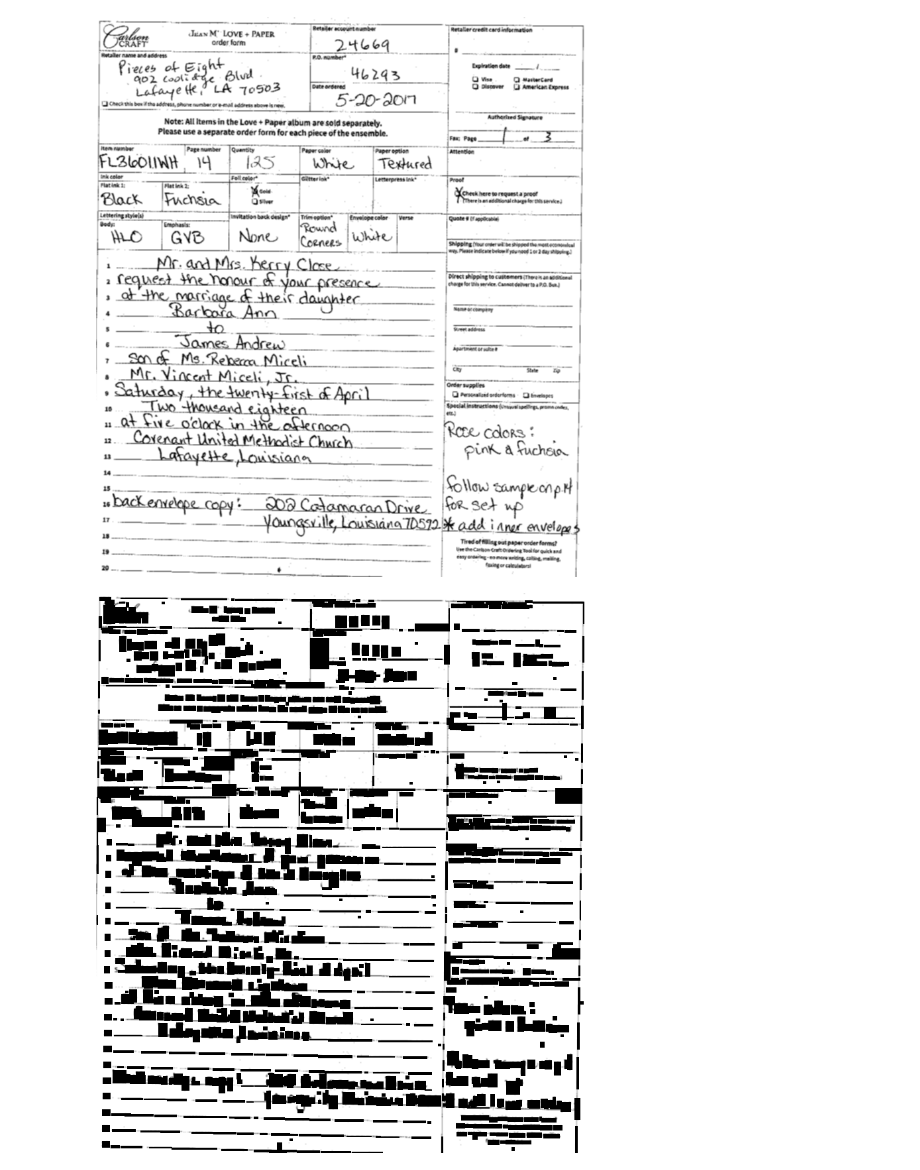
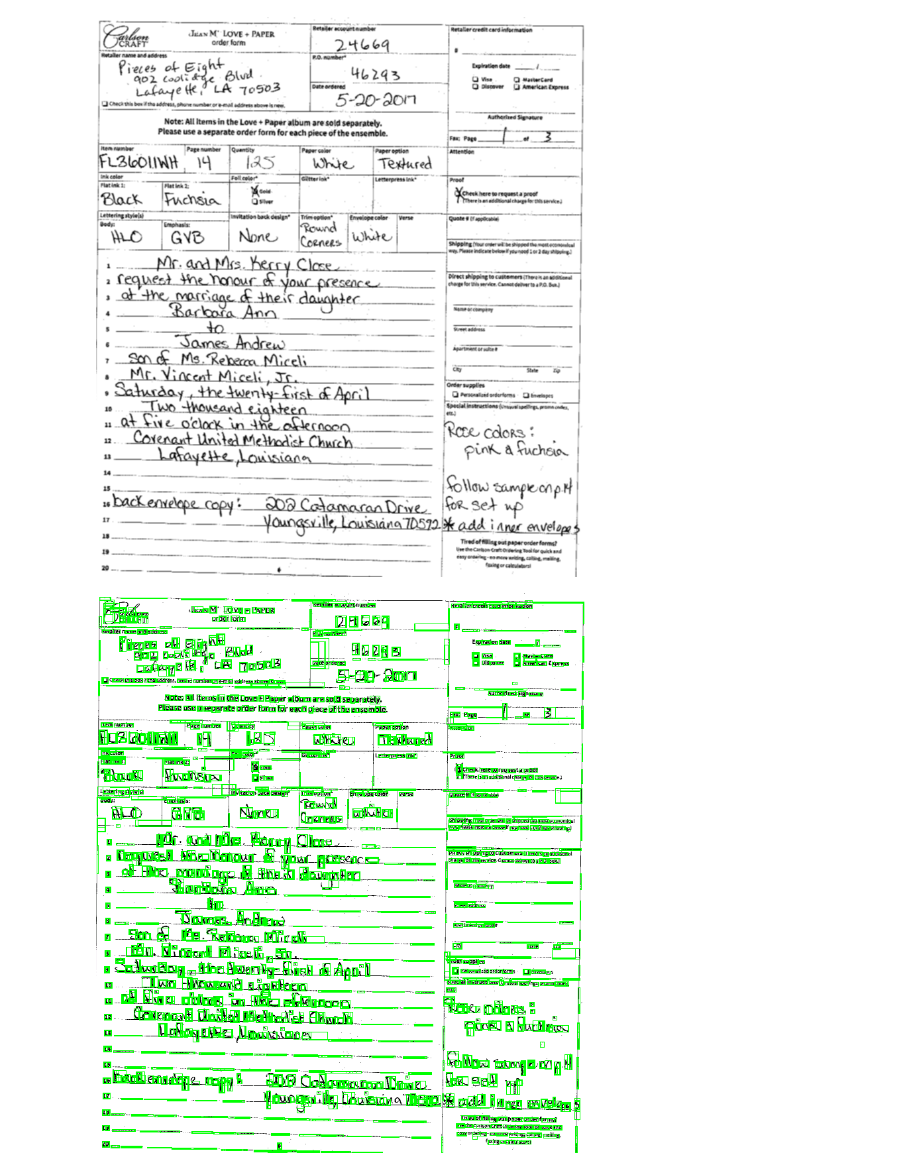
Before and after one commit to baikangwang/tf_opencv_contrib, a Jupyter notebook: notebooks/textdetect.ipynb, the cells around one changed output. Drawn from its saved outputs; the diff is of its cells as text; code cells hidden in the pictures.

Commit message:
extract char graph

```diff
--- a/notebooks/textdetect.ipynb
+++ b/notebooks/textdetect.ipynb
@@ -57,20 +56,19 @@ img_display(filename=pathname+"/removed_noise.png")
 # cv2.imwrite(pathname+"/thres.png",gray)
 # img_display(filename=pathname+"/thres.png")
+# %%
+# MSER to detect regions
+# mser = cv2.MSER_create(1,25,200)
+mser = cv2.MSER_create(1,20,80,1)
+regions,_ = mser.detectRegions(gray)
+rects=[cv2.boundingRect(p.reshape(-1,1,2)) for p in regions]
 # %%
-# MSER to detect regions
-# mser = cv2.MSER_create(1,25,200)
-mser = cv2.MSER_create(2,10,80,1)
-regions,_ = mser.detectRegions(gray)
 # draw hull lines
+linesImg=img.copy()
 # hulls = [cv2.convexHull(p.reshape(-1, 1, 2)) for p in regions]
-# cv2.polylines(img, hulls, 1, (0, 255, 0))
-
-# draw rectangles
-rects=[cv2.boundingRect(p.reshape(-1,1,2)) for p in regions]
-for rect in rects:
-    cv2.rectangle(gray,rect[0:2],(rect[0]+rect[2],rect[1]+rect[3]),(0,0,0),-1)
-
-cv2.imwrite(pathname+"/filled.png",gray)
-img_display(filename=pathname+"/filled.png")
+# cv2.polylines(linesImg, hulls, 1, (0, 255, 0))
+for i,rect in enumerate(rects):
+    cv2.rectangle(linesImg,rect[0:2],(rect[0]+rect[2],rect[1]+rect[3]),(0,255,0),1)
+cv2.imwrite(pathname+"/linesImg.png",linesImg)
+img_display(filename=pathname+"/linesImg.png")
 # %% [output]
-[figure, old version]
+[figure, new version]
```
Also changed, not shown: parts of 5 cells of this notebook, 2 other files.
